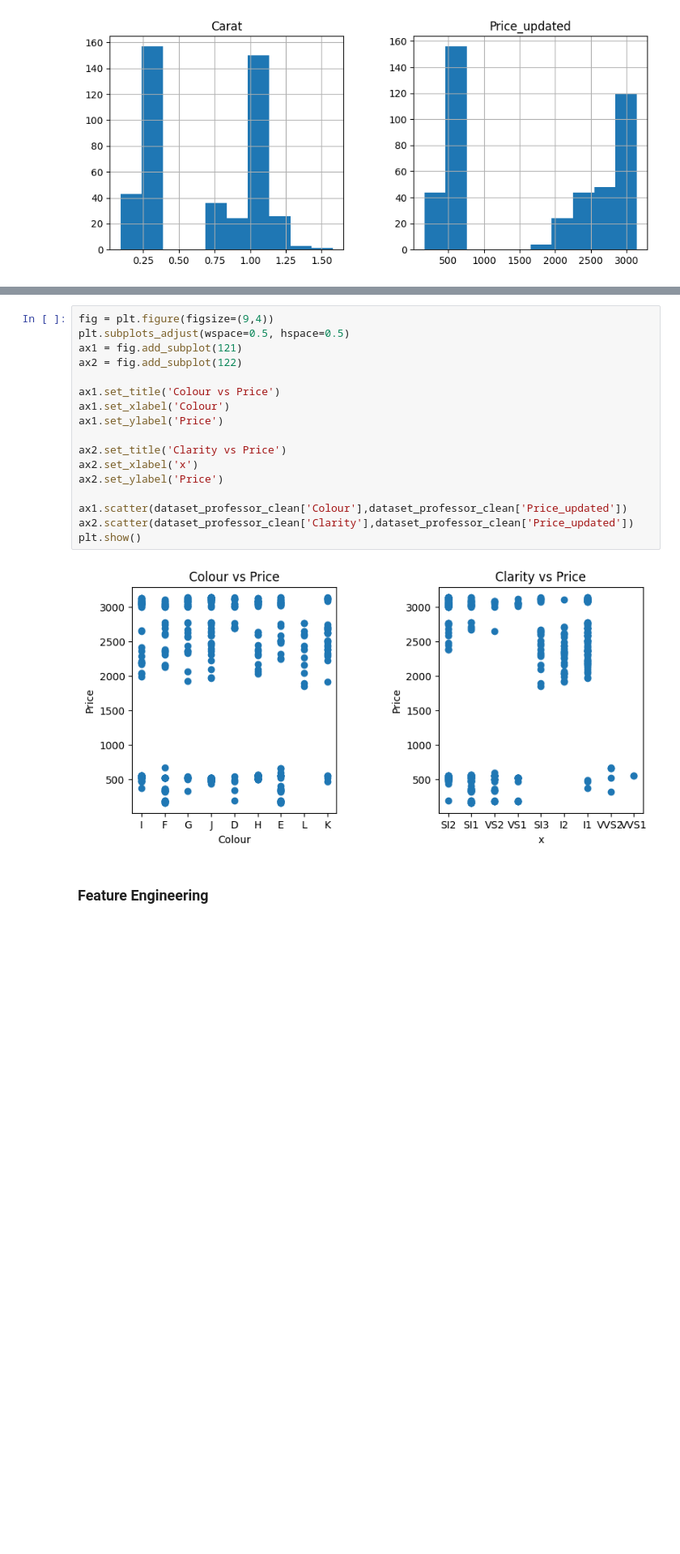
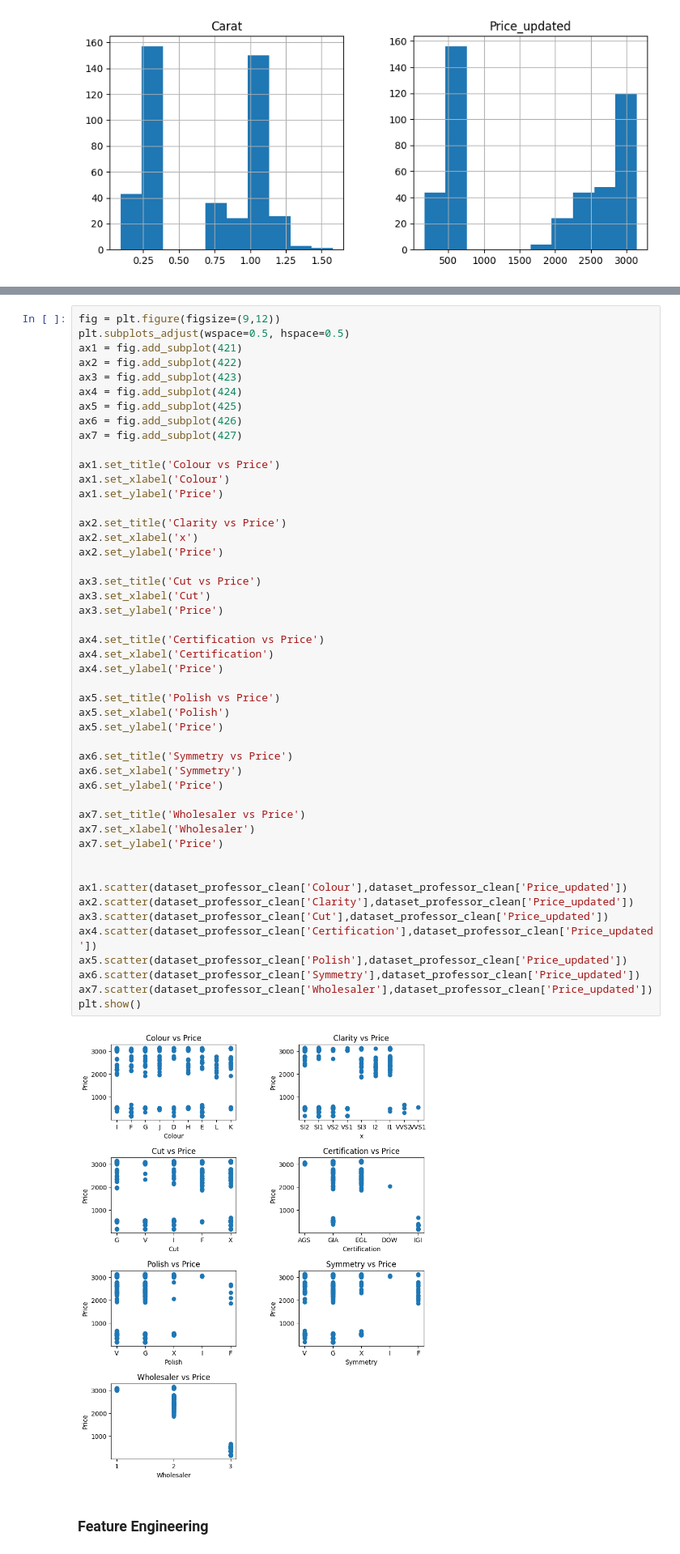
Before and after one commit to sumitraju/data-science, a Jupyter notebook: professor_proposes/Regression - Professor Proposes.ipynb, the cells around one changed output, grey strips where cells are left out. Shown at 81% size. Saved outputs shown, nothing was run; the diff lists cells and outputs as text; blank space fills up the shorter version.

Commit message:
datasets upload

```diff
--- a/professor_proposes/Regression - Professor Proposes.ipynb
+++ b/professor_proposes/Regression - Professor Proposes.ipynb
@@ -213,22 +229,53 @@ plt.show()
 # %%
-fig = plt.figure(figsize=(9,4))
+fig = plt.figure(figsize=(9,12))
 plt.subplots_adjust(wspace=0.5, hspace=0.5)
-ax1 = fig.add_subplot(121)
-ax2 = fig.add_subplot(122)
+ax1 = fig.add_subplot(421)
+ax2 = fig.add_subplot(422)
+ax3 = fig.add_subplot(423)
+ax4 = fig.add_subplot(424)
+ax5 = fig.add_subplot(425)
+ax6 = fig.add_subplot(426)
+ax7 = fig.add_subplot(427)
 
 ax1.set_title('Colour vs Price')
 ax1.set_xlabel('Colour')
 ax1.set_ylabel('Price')
 
 ax2.set_title('Clarity vs Price')
 ax2.set_xlabel('x')
 ax2.set_ylabel('Price')
 
+ax3.set_title('Cut vs Price')
+ax3.set_xlabel('Cut')
+ax3.set_ylabel('Price')
+
+ax4.set_title('Certification vs Price')
+ax4.set_xlabel('Certification')
+ax4.set_ylabel('Price')
+
+ax5.set_title('Polish vs Price')
+ax5.set_xlabel('Polish')
+ax5.set_ylabel('Price')
+
+ax6.set_title('Symmetry vs Price')
+ax6.set_xlabel('Symmetry')
+ax6.set_ylabel('Price')
+
+ax7.set_title('Wholesaler vs Price')
+ax7.set_xlabel('Wholesaler')
+ax7.set_ylabel('Price')
+
+
 ax1.scatter(dataset_professor_clean['Colour'],dataset_professor_clean['Price_updated'])
 ax2.scatter(dataset_professor_clean['Clarity'],dataset_professor_clean['Price_updated'])
+ax3.scatter(dataset_professor_clean['Cut'],dataset_professor_clean['Price_updated'])
+ax4.scatter(dataset_professor_clean['Certification'],dataset_professor_clean['Price_updated'])
+ax5.scatter(dataset_professor_clean['Polish'],dataset_professor_clean['Price_updated'])
+ax6.scatter(dataset_professor_clean['Symmetry'],dataset_professor_clean['Price_updated'])
+ax7.scatter(dataset_professor_clean['Wholesaler'],dataset_professor_clean['Price_updated'])
 plt.show()
 # %% [output]
-[figure, old version]
+[figure, new version]
 # %% [markdown]
 ### Feature Engineering
 # %%
```
Also changed, not shown: parts of 24 cells of this notebook, 9 other files.
